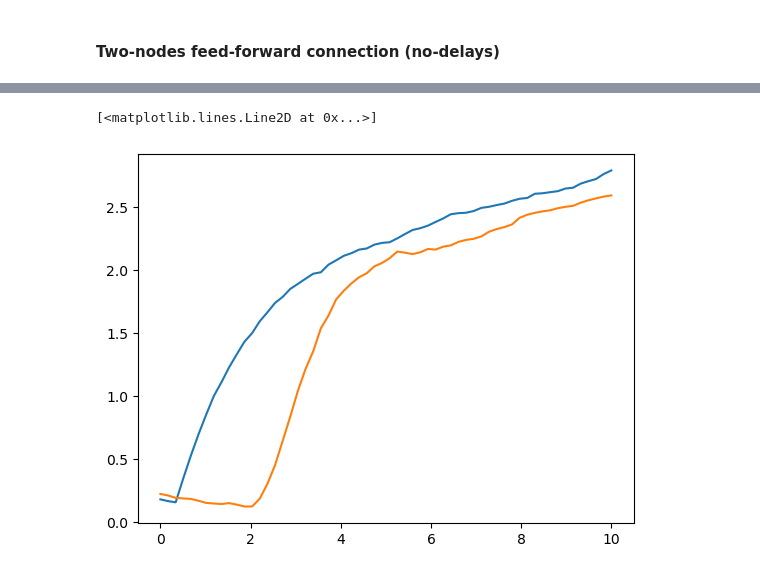
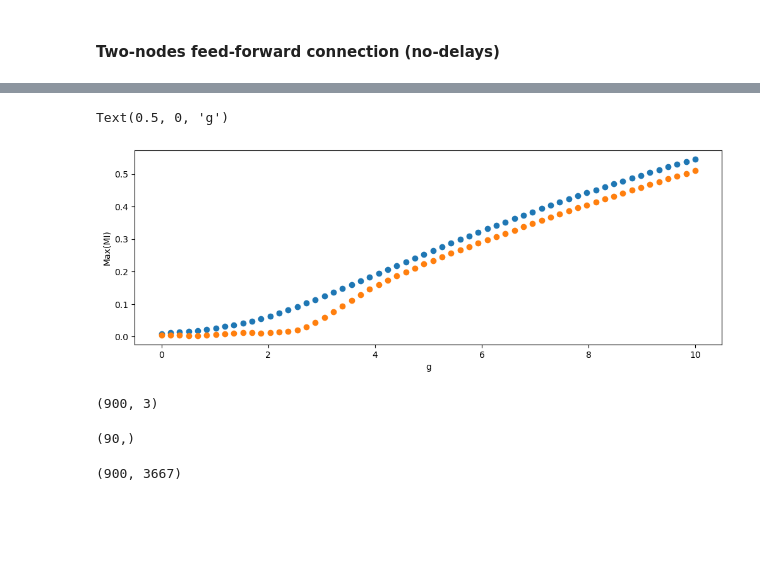
Before and after one commit to ViniciusLima94/StuartLandauWBM, a Jupyter notebook: notebooks/Stuart-Landau Model.ipynb, the cells around one changed output, grey strips where cells are left out. Drawn from its saved outputs; the diff is of its cells as text; code cells hidden in the pictures; blank space fills up the shorter version.

```diff
--- a/notebooks/Stuart-Landau Model.ipynb
+++ b/notebooks/Stuart-Landau Model.ipynb
@@ -43,11 +43,15 @@ def simulate(
 
     gain = 0
     phi = 0
+    offset = 1
+
     if mode == "amp":
         gain = 1
+        offset = 0
     elif mode == "phase":
         gain = 1
         phi = np.pi / 2
+        offset = 0
 
     # Model patameters
     w_0 = 2 * np.pi * f
@@ -67,7 +71,7 @@ def simulate(
     def _loop(carry, t):
         Z, eta, Iext = carry
 
-        exp_phi = gain * np.exp(1j * (np.angle(Z) + phi))
+        exp_phi = gain * np.exp(1j * (np.angle(Z) + phi)) + offset
 
         Z = Z + dt * _ode(Z, a, w_0, Iext[t] * exp_phi) + eta[t]
 
@@ -390,10 +450,10 @@ mi_homogeneous = []
 
 for i in tqdm(range(60)):
     mi_homogeneous += [
-        gcmi_nd_cc(
-            Z_homogeneous[i, :, 0],
-            Z_homogeneous[i, :, 1],
-            I[:, 0, ::15],
+        gccmi_nd_ccc(
+            x=numpy.abs(Z_homogeneous[i, :, 0]),
+            y=numpy.abs(Z_homogeneous[i, :, 1]),
+            z=numpy.array(I[:, 0, ::15]),
             traxis=0,
         )
     ]
@@ -404,10 +464,10 @@ mi_heterogeneous = []
 
 for i in tqdm(range(60)):
     mi_heterogeneous += [
-        gcmi_nd_cc(
-            Z_heterogeneous[i, :, 0],
-            Z_heterogeneous[i, :, 1],
-            I[:, 0, ::15],
+        gccmi_nd_ccc(
+            x=numpy.abs(Z_heterogeneous[i, :, 0]),
+            y=numpy.abs(Z_heterogeneous[i, :, 1]),
+            z=numpy.array(I[:, 0, ::15]),
             traxis=0,
         )
     ]
@@ -425,6 +497,23 @@ plt.plot(T[::15], mi_heterogeneous[-1])
 # %%
-plt.plot(g_vec, mi_homogeneous.max(1))
-plt.plot(g_vec, mi_heterogeneous.max(1))
+plt.figure(figsize=(12, 4))
+
+plt.plot(g_vec, mi_homogeneous.mean(1), "o")
+plt.plot(g_vec, mi_heterogeneous.mean(1), "o")
+plt.ylabel("Max(MI)")
+plt.xlabel("g")
 # %% [output]
-[<matplotlib.lines.Line2D at 0x...>]
+Text(0.5, 0, 'g')
-[figure, old version]
+[figure, new version]
+# %%
+g_vec = np.linspace(0, 10, 30)
+a_vec = np.linspace(-5, 5, 30)
+
+grid = np.array(np.meshgrid(np.array([0]), a_vec, g_vec)).T.reshape(-1, 3)
+grid.shape
+# %% [output]
+(900, 3)
+# %%
+blocks = np.array_split(np.arange(grid.shape[0]), 10)
+blocks[0].shape
+# %% [output]
+(90,)
@@ -430,0 +563,4 @@ plt.plot(g_vec, mi_heterogeneous.max(1))
+# %%
+mi.shape
+# %% [output]
+(900, 3667)
```
Also changed, not shown: parts of 19 cells of this notebook, 1 other file.
